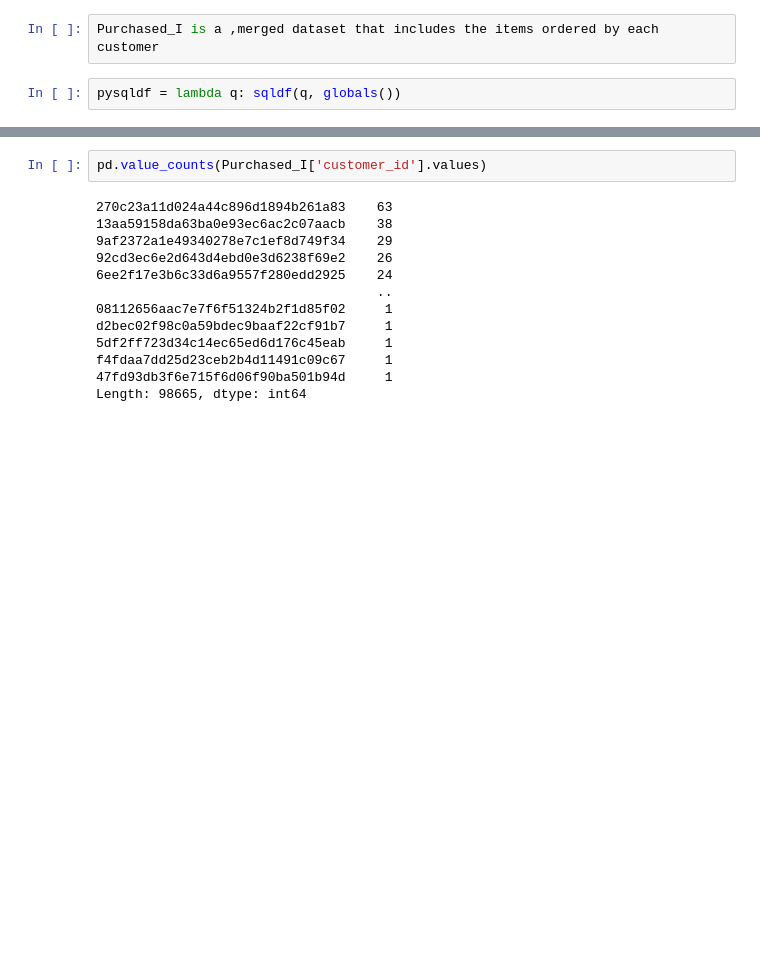
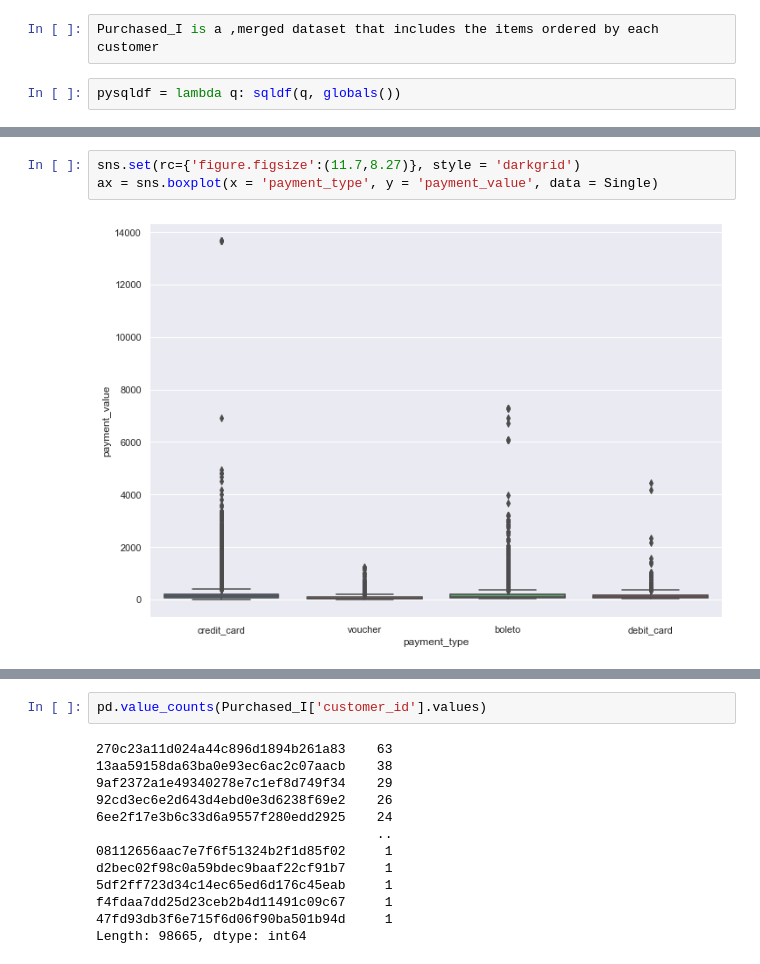
Before and after one commit to Dragonfly99/Brazillian_Ecommerce, a Jupyter notebook: LTV.ipynb, the cells around one changed output, grey strips where cells are left out. Saved outputs shown, nothing was run; the diff lists cells and outputs as text; blank space fills up the shorter version.

```diff
--- a/LTV.ipynb
+++ b/LTV.ipynb
@@ -150,0 +160,5 @@ CREATE TABLE "Purchased_I" (
+# %%
+sns.set(rc={'figure.figsize':(11.7,8.27)}, style = 'darkgrid')
+ax = sns.boxplot(x = 'payment_type', y = 'payment_value', data = Single)
+# %% [output]
+[figure, added]
```
Also changed, not shown: parts of 12 cells of this notebook.
